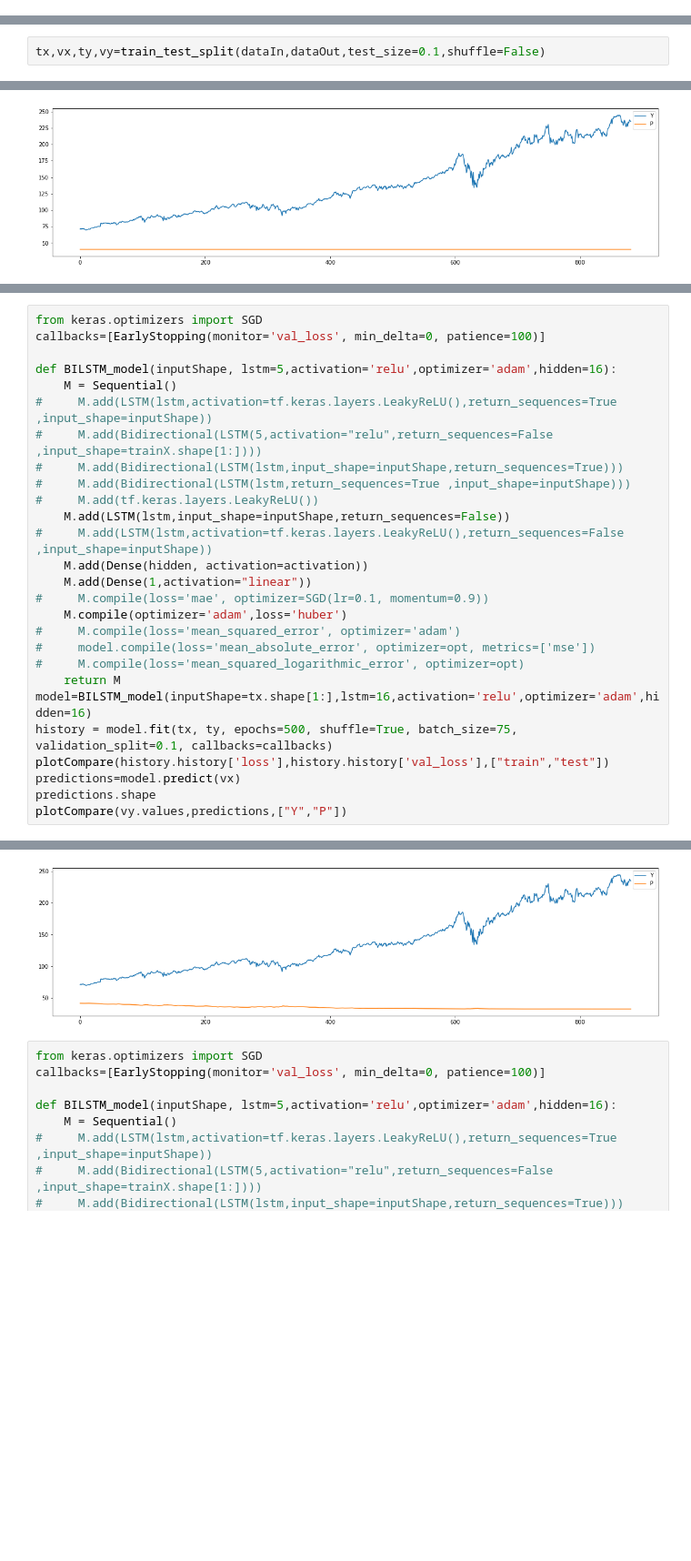
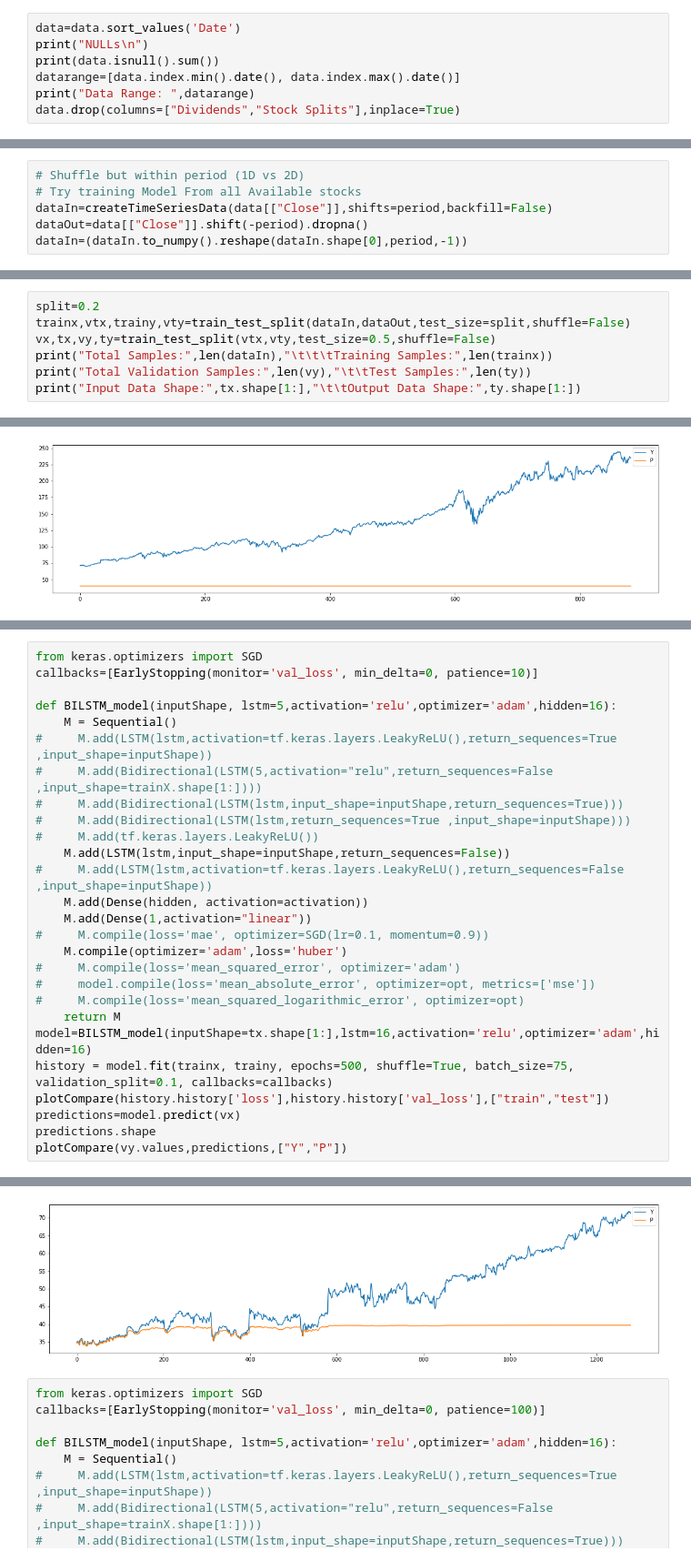
Before and after one commit to IsmailMarashi/2020-2021-Stock-Market-Forecasting-Using-Sentiment-Analysis, a Jupyter notebook: yFinance.ipynb, the cells around one changed output, grey strips where cells are left out. Shown at 91% size. Saved outputs shown, nothing was run; the diff lists cells and outputs as text; blank space fills up the shorter version.

```diff
--- a/yFinance.ipynb
+++ b/yFinance.ipynb
@@ -641,0 +649,7 @@ Creating a preprocessor object
+# %%
+data=data.sort_values('Date')
+print("NULLs\n")
+print(data.isnull().sum())
+datarange=[data.index.min().date(), data.index.max().date()]
+print("Data Range: ",datarange)
+data.drop(columns=["Dividends","Stock Splits"],inplace=True)
@@ -642,2 +689,15 @@ Creating a preprocessor object
+# %%
+# Shuffle but within period (1D vs 2D)
+# Try training Model From all Available stocks
+dataIn=createTimeSeriesData(data[["Close"]],shifts=period,backfill=False)
+dataOut=data[["Close"]].shift(-period).dropna()
+dataIn=(dataIn.to_numpy().reshape(dataIn.shape[0],period,-1))
 # %% [markdown]
 Split by time period
+# %%
+split=0.2
+trainx,vtx,trainy,vty=train_test_split(dataIn,dataOut,test_size=split,shuffle=False)
+vx,tx,vy,ty=train_test_split(vtx,vty,test_size=0.5,shuffle=False)
+print("Total Samples:",len(dataIn),"\t\t\tTraining Samples:",len(trainx))
+print("Total Validation Samples:",len(vy),"\t\tTest Samples:",len(ty))
+print("Input Data Shape:",tx.shape[1:],"\t\tOutput Data Shape:",ty.shape[1:])
@@ -815,2 +823,0 @@ dataIn=(dataIn.to_numpy().reshape(dataIn.shape[0],5,1))
-# %%
-tx,vx,ty,vy=train_test_split(dataIn,dataOut,test_size=0.1,shuffle=False)
@@ -881,6 +876,6 @@ Epoch 500/500
 # %%
 from keras.optimizers import SGD
-callbacks=[EarlyStopping(monitor='val_loss', min_delta=0, patience=100)]
+callbacks=[EarlyStopping(monitor='val_loss', min_delta=0, patience=10)]
 
 def BILSTM_model(inputShape, lstm=5,activation='relu',optimizer='adam',hidden=16):
     M = Sequential()
@@ -900,7 +895,7 @@ def BILSTM_model(inputShape, lstm=5,activation='relu',optimizer='adam',hidden=16
 #     M.compile(loss='mean_squared_logarithmic_error', optimizer=opt)
     return M
 model=BILSTM_model(inputShape=tx.shape[1:],lstm=16,activation='relu',optimizer='adam',hidden=16)
-history = model.fit(tx, ty, epochs=500, shuffle=True, batch_size=75, validation_split=0.1, callbacks=callbacks)
+history = model.fit(trainx, trainy, epochs=500, shuffle=True, batch_size=75, validation_split=0.1, callbacks=callbacks)
 plotCompare(history.history['loss'],history.history['val_loss'],["train","test"])
 predictions=model.predict(vx)
 predictions.shape
@@ -927,4 +922,4 @@ Epoch 500/500
-[figure, old version]
+[figure, new version]
 # %%
 from keras.optimizers import SGD
 callbacks=[EarlyStopping(monitor='val_loss', min_delta=0, patience=100)]
```
Also changed, not shown: parts of 37 cells of this notebook, 1 other file.
